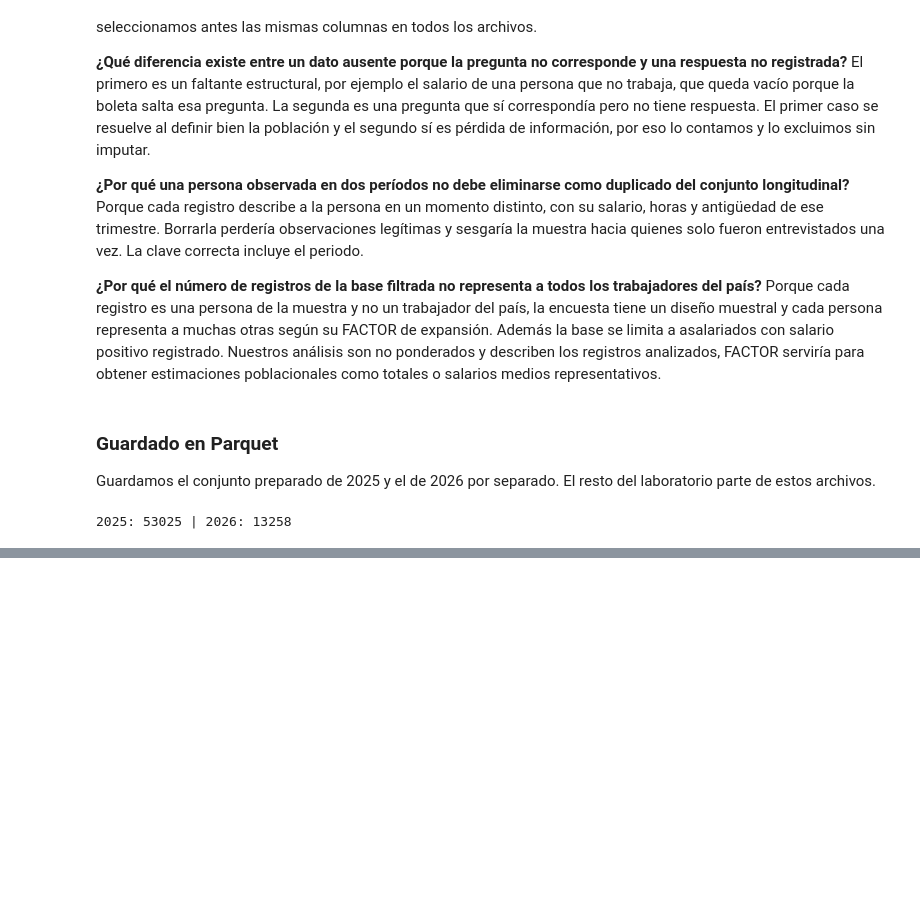
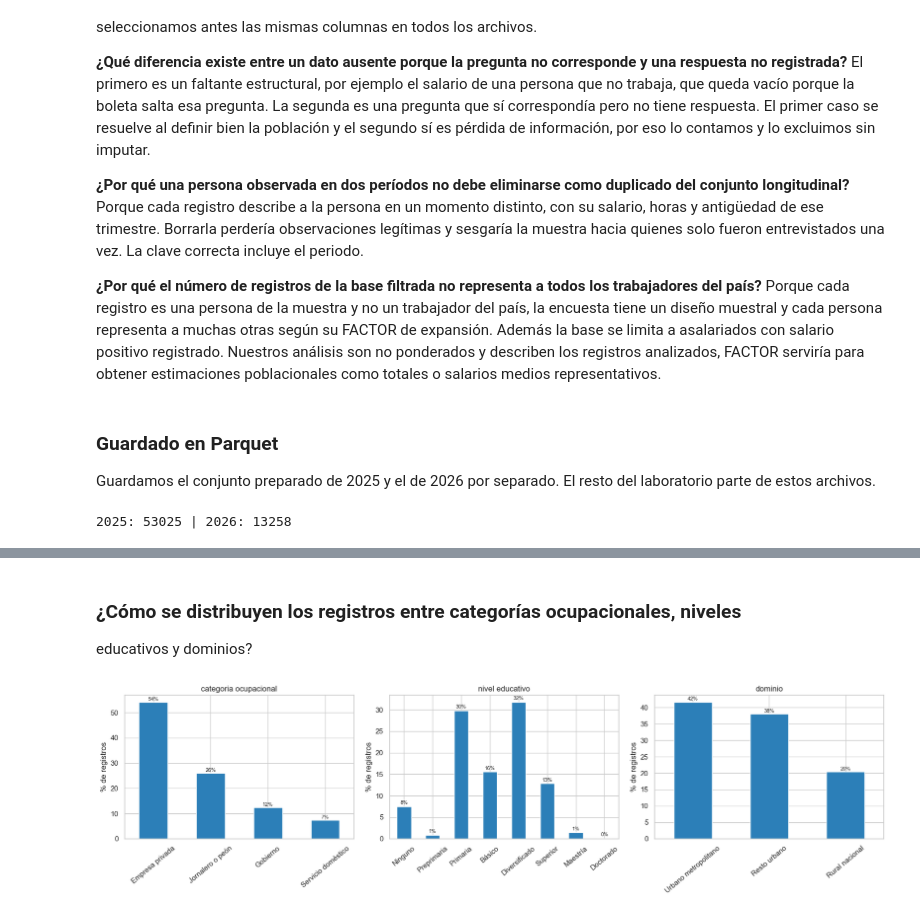
Before and after one commit to Fercho1118/Lab7_DS, a Jupyter notebook: notebooks/lab7.ipynb, the cells around one changed output, grey strips where cells are left out. Drawn from its saved outputs; the diff is of its cells as text; code cells hidden in the pictures; blank space fills up the shorter version.

```diff
--- a/notebooks/lab7.ipynb
+++ b/notebooks/lab7.ipynb
@@ -480,0 +519,22 @@ print("2025:", eneic_2025.count(), "| 2026:", eneic_2026.count())
+# %% [markdown]
+### ¿Cómo se distribuyen los registros entre categorías ocupacionales, niveles
+educativos y dominios?
+# %%
+fig, ejes = plt.subplots(1, 3, figsize=(17, 4.8))
+ORDEN_NIVEL = list(NIVEL.values()) + ["DESCONOCIDO"]
+for eje, col, orden in [(ejes[0], "categoria_ocupacional", None),
+                        (ejes[1], "nivel_educativo", ORDEN_NIVEL),
+                        (ejes[2], "dominio", None)]:
+    t = eneic_2025.groupBy(col).count().toPandas().set_index(col)["count"]
+    t = t.reindex([o for o in orden if o in t.index]) if orden else t.sort_values(ascending=False)
+    (100 * t / t.sum()).plot.bar(ax=eje, color="#2c7fb8")
+    eje.set_title(col.replace("_", " "))
+    eje.set_ylabel("% de registros")
+    eje.set_xlabel("")
+    eje.tick_params(axis="x", rotation=40)
+    for i, v in enumerate(100 * t / t.sum()):
+        eje.text(i, v + 0.5, f"{v:.0f}%", ha="center", fontsize=8)
+plt.tight_layout()
+plt.show()
+# %% [output]
+[figure, added]
```
Also changed, not shown: parts of 13 cells of this notebook.
